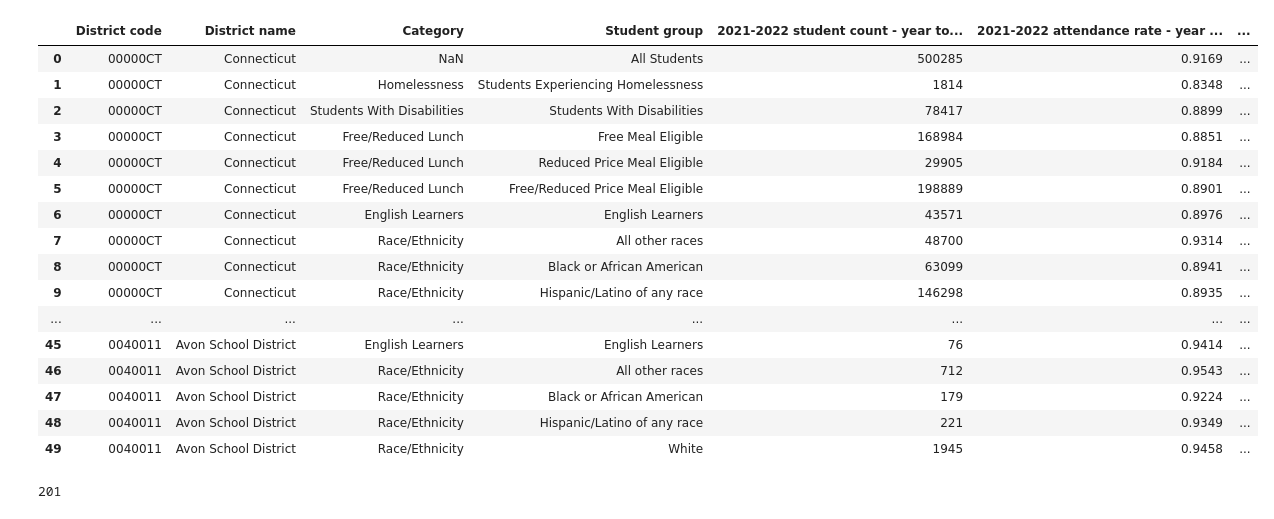
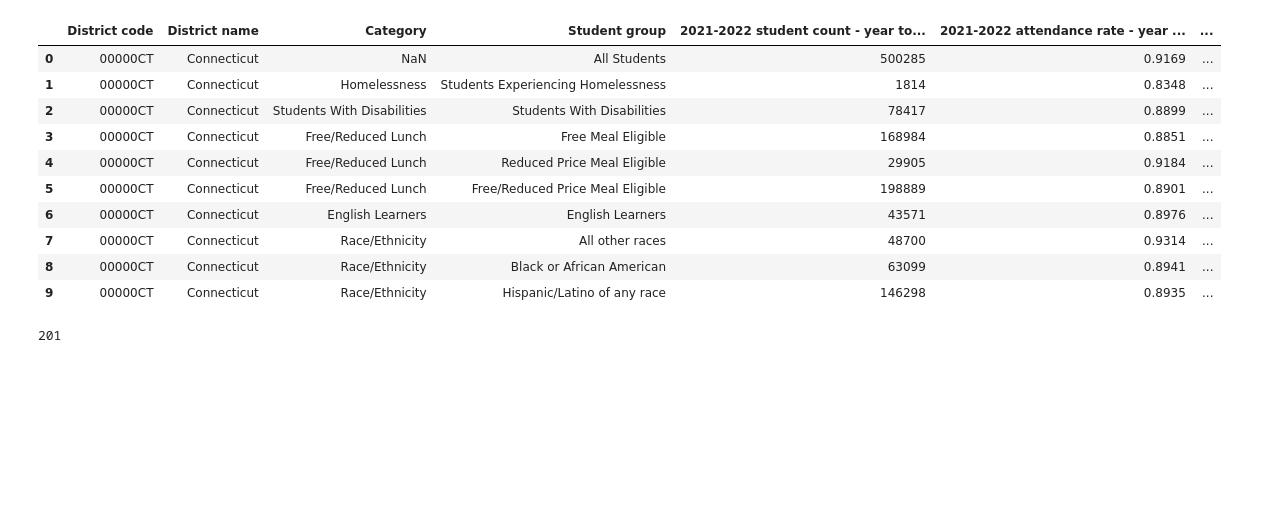
Before and after one commit to jmsavage2008/attendance-project, a Jupyter notebook: Attendance Analysis.ipynb, the cells around one changed output. Drawn from its saved outputs; the diff is of its cells as text; code cells hidden in the pictures; blank space fills up the shorter version.

```diff
--- a/Attendance Analysis.ipynb
+++ b/Attendance Analysis.ipynb
@@ -1,36 +1,30 @@
 # %%
 #Dependencies and Setup
 import matplotlib.pyplot as plt
 import pandas as pd
 import scipy.stats as st
 from scipy.stats import linregress
 import numpy as np
 
 #Upload from csv
 data_set_path = "school_attendance.csv"
 
 #Read data and results
 data_set_df = pd.read_csv(data_set_path)
 
-data_set_df.head()
+data_set_df.head(10)
 # %% [output]
 |  | District code | District name | Category | Student group | 2021-2022 student count - year to... | 2021-2022 attendance rate - year ... | ... |
 | 0 | 00000CT | Connecticut | NaN | All Students | 500285 | 0.9169 | ... |
 | 1 | 00000CT | Connecticut | Homelessness | Students Experiencing Homelessness | 1814 | 0.8348 | ... |
 | 2 | 00000CT | Connecticut | Students With Disabilities | Students With Disabilities | 78417 | 0.8899 | ... |
 | 3 | 00000CT | Connecticut | Free/Reduced Lunch | Free Meal Eligible | 168984 | 0.8851 | ... |
 | 4 | 00000CT | Connecticut | Free/Reduced Lunch | Reduced Price Meal Eligible | 29905 | 0.9184 | ... |
 | 5 | 00000CT | Connecticut | Free/Reduced Lunch | Free/Reduced Price Meal Eligible | 198889 | 0.8901 | ... |
 | 6 | 00000CT | Connecticut | English Learners | English Learners | 43571 | 0.8976 | ... |
 | 7 | 00000CT | Connecticut | Race/Ethnicity | All other races | 48700 | 0.9314 | ... |
 | 8 | 00000CT | Connecticut | Race/Ethnicity | Black or African American | 63099 | 0.8941 | ... |
 | 9 | 00000CT | Connecticut | Race/Ethnicity | Hispanic/Latino of any race | 146298 | 0.8935 | ... |
-| ... | ... | ... | ... | ... | ... | ... | ... |
-| 45 | 0040011 | Avon School District | English Learners | English Learners | 76 | 0.9414 | ... |
-| 46 | 0040011 | Avon School District | Race/Ethnicity | All other races | 712 | 0.9543 | ... |
-| 47 | 0040011 | Avon School District | Race/Ethnicity | Black or African American | 179 | 0.9224 | ... |
-| 48 | 0040011 | Avon School District | Race/Ethnicity | Hispanic/Latino of any race | 221 | 0.9349 | ... |
-| 49 | 0040011 | Avon School District | Race/Ethnicity | White | 1945 | 0.9458 | ... |
 # %%
 #Count number of districts
 name_unique = data_set_df["District name"].value_counts()
```
Also changed, not shown: parts of 74 cells of this notebook, 15 other files.
